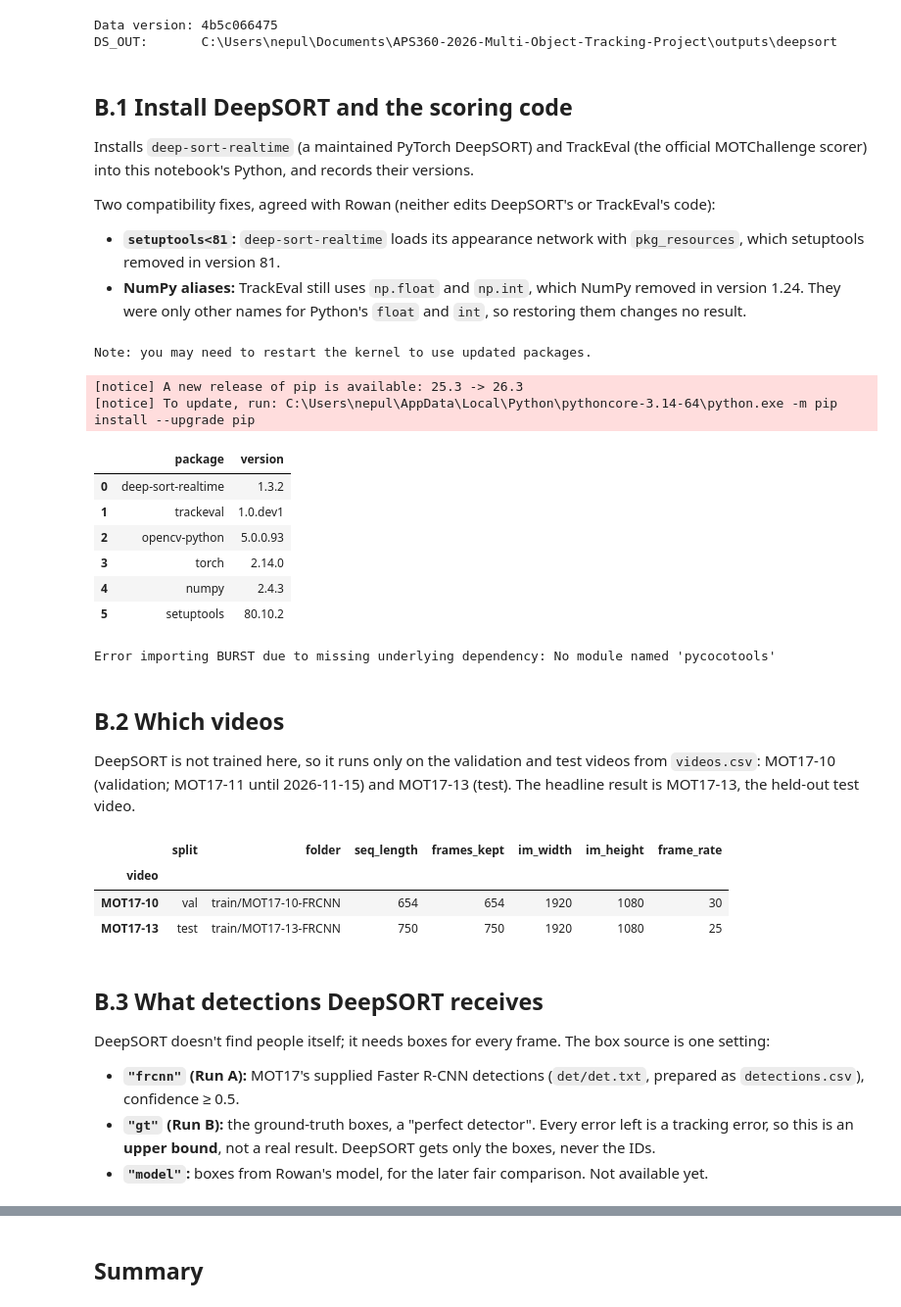
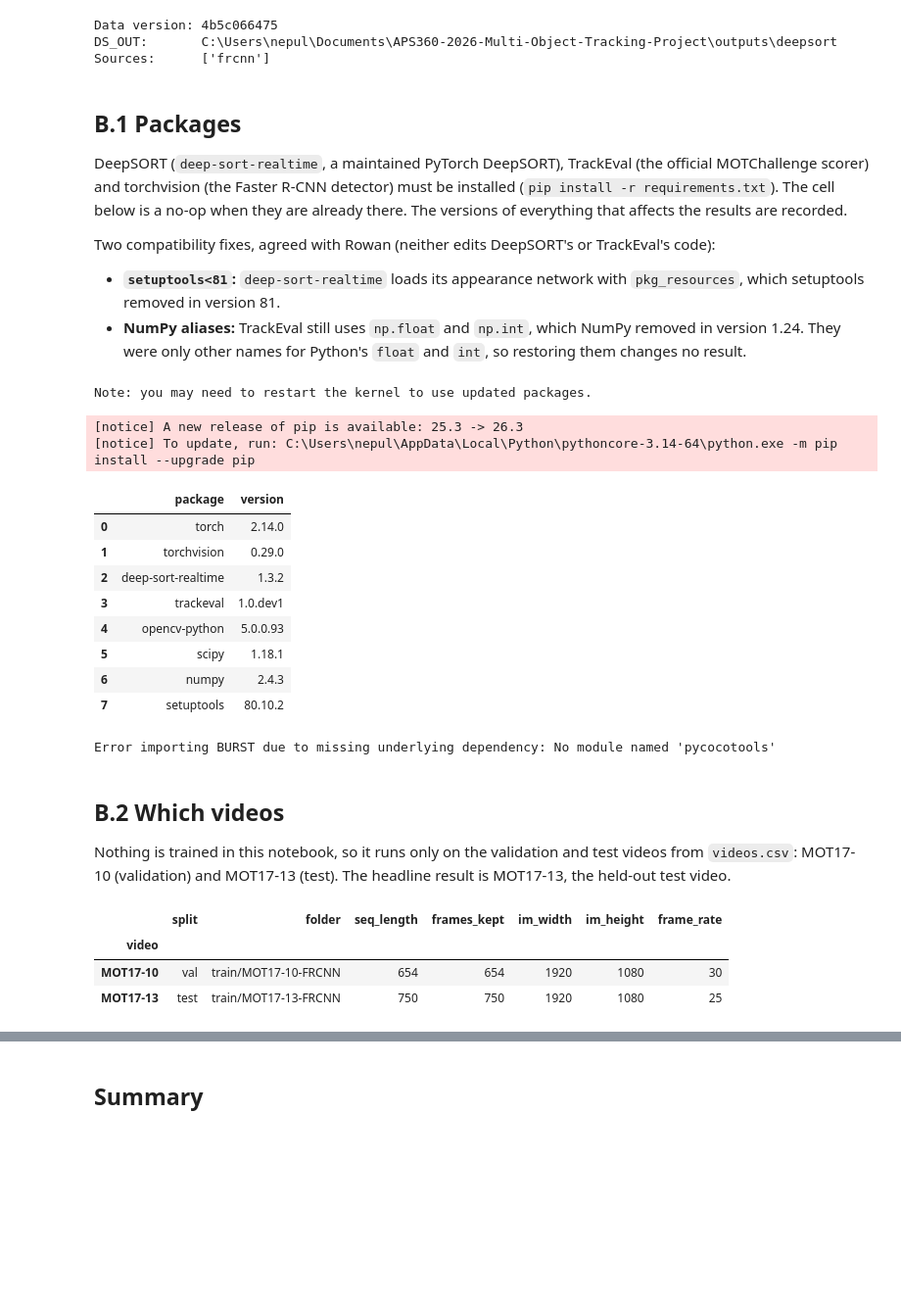
Before and after one commit to Rowan-gne/APS360-2026-Multi-Object-Tracking-Project, a Jupyter notebook: MOT17/MOT17/DeepSORT baseline.ipynb, the cells around one changed output, grey strips where cells are left out. Shown at 98% size. Saved outputs shown, nothing was run; the diff lists cells and outputs as text; code cells hidden in the pictures; blank space fills up the shorter version.

```diff
--- a/MOT17/MOT17/DeepSORT baseline.ipynb
+++ b/MOT17/MOT17/DeepSORT baseline.ipynb
@@ -12,16 +17,22 @@ TrackEval, the official MOTChallenge evaluation code. It is the baseline Rowan's
 # %%
 # ---- Imports ----
 import importlib.metadata            # package version numbers
-import time                          # frames per second
+import json
+import time                          # speed (frames per second)
 import warnings
 
 import numpy as np
 import pandas as pd
 import matplotlib.pyplot as plt
 from PIL import ImageDraw, ImageFont
+from scipy.optimize import linear_sum_assignment    # one-to-one box matching for the detector recall check
 
-# The shared data code written by 'Exploratory data analysis.ipynb'. Every path and every way of reading the
-# data comes from it, so this notebook reads exactly the same input as the model notebook.
+import torch
+import torchvision
+import torchvision.transforms.functional as TF
+from torchvision.models.detection import fasterrcnn_resnet50_fpn, FasterRCNN_ResNet50_FPN_Weights
+
+# The shared data code written by 'Exploratory data analysis.ipynb': paths, frame lists, ground truth, image loading.
 import mot17_data
 from mot17_data import DATA_ROOT, DETECTOR_COPY, read_prepared, open_original, boxes_to_pixels
 
@@ -29,14 +40,21 @@ from mot17_data import DATA_ROOT, DETECTOR_COPY, read_prepared, open_original, b
 DATA_VERSION = mot17_data.data_version()
 
 DS_OUT = mot17_data.PROJECT_ROOT / "outputs" / "deepsort"     # everything this notebook writes goes here
-for folder in [DS_OUT / "trackers", DS_OUT / "eval", DS_OUT / "figures", DS_OUT / "repeat"]:
+DET_CACHE = DS_OUT / "detections"                              # our detector's boxes, one file per video
+for folder in [DS_OUT / "trackers", DS_OUT / "eval", DS_OUT / "figures", DS_OUT / "repeat", DET_CACHE]:
     folder.mkdir(parents=True, exist_ok=True)
 
 # ---- Settings ----
-CONF_THRESHOLD = 0.5         # DECISION B.3: keep supplied detections with confidence >= 0.5
-SOURCES = ["frcnn", "gt"]    # Run A = MOT17's Faster R-CNN detections, Run B = ground-truth boxes ("perfect detector")
+SCORE_THRESHOLD = 0.5        # keep detector boxes with score >= 0.5
+RERUN_DETECTOR = False       # True: ignore the detector cache and run Faster R-CNN again
+RUN_GT_DIAGNOSTIC = False    # True: also track the ground-truth boxes ("perfect detector"). A diagnostic only, never the baseline.
+MAX_HOURS = 3                # stop before the full run if the estimated time is longer than this
 
-# DECISION B.4: the original DeepSORT paper's settings, not tuned.
+# "frcnn" = our own Faster R-CNN (the baseline); "gt" = ground-truth boxes (diagnostic, off by default);
+# "model" = Rowan's model (not available yet).
+SOURCES = ["frcnn"] + (["gt"] if RUN_GT_DIAGNOSTIC else [])
+
+# The original DeepSORT paper's settings, not tuned.
 DEEPSORT_SETTINGS = {
     "max_age": 30,                 # delete a track after 30 frames without a match
     "n_init": 3,                   # confirm a track after 3 consecutive matches
@@ -45,7 +63,9 @@ DEEPSORT_SETTINGS = {
     "max_iou_distance": 0.7,       # largest box-overlap distance (1 - IoU) still allowed for a match
 }
 
-# The validation and test videos (DeepSORT isn't trained, so it only runs on these), from videos.csv.
+# The validation and test videos (nothing is trained here, so only these are run), from videos.csv.
+# Their folders are named "<video>-FRCNN" (DETECTOR_COPY) only because that is where the frames and gt.txt sit;
+# the folders' det.txt files are never opened.
 videos = read_prepared("videos")
 VIDEO_INFO = videos[videos["split"].isin(["val", "test"])].set_index("video")
 
@@ -56,9 +76,11 @@ raw_md5_before = {str(p): mot17_data.file_md5(p) for p in RAW_FILES}
 report = {}     # section heading -> Markdown text, saved as deepsort_report.md
 print("Data version:", DATA_VERSION)
 print("DS_OUT:      ", DS_OUT)
+print("Sources:     ", SOURCES)
 # %% [output]
 Data version: 4b5c066475
 DS_OUT:       C:\Users\nepul\Documents\APS360-2026-Multi-Object-Tracking-Project\outputs\deepsort
+Sources:      ['frcnn']
 # %%
 # ---- Small helper functions ----
 
@@ -79,6 +111,6 @@ def md_table(df, decimals=1):
 # %% [markdown]
-## B.1 Install DeepSORT and the scoring code
-Installs `deep-sort-realtime` (a maintained PyTorch DeepSORT) and TrackEval (the official MOTChallenge scorer) into this notebook's Python, and records their versions.
+## B.1 Packages
+DeepSORT (`deep-sort-realtime`, a maintained PyTorch DeepSORT), TrackEval (the official MOTChallenge scorer) and torchvision (the Faster R-CNN detector) must be installed (`pip install -r requirements.txt`). The cell below is a no-op when they are already there. The versions of everything that affects the results are recorded.
 
 Two compatibility fixes, agreed with Rowan (neither edits DeepSORT's or TrackEval's code):
 * **`setuptools<81`:** `deep-sort-realtime` loads its appearance network with `pkg_resources`, which setuptools removed in version 81.
@@ -92,17 +124,19 @@ Note: you may need to restart the kernel to use updated packages.
 [notice] To update, run: C:\Users\nepul\AppData\Local\Python\pythoncore-3.14-64\python.exe -m pip install --upgrade pip
 # %%
 # Record the version of every package that affects the results.
-packages = ["deep-sort-realtime", "trackeval", "opencv-python", "torch", "numpy", "setuptools"]
+packages = ["torch", "torchvision", "deep-sort-realtime", "trackeval", "opencv-python", "scipy", "numpy", "setuptools"]
 versions = pd.DataFrame({"package": packages, "version": [importlib.metadata.version(p) for p in packages]})
 display(versions)
 # %% [output]
 |  | package | version |
-| 0 | deep-sort-realtime | 1.3.2 |
-| 1 | trackeval | 1.0.dev1 |
-| 2 | opencv-python | 5.0.0.93 |
-| 3 | torch | 2.14.0 |
-| 4 | numpy | 2.4.3 |
-| 5 | setuptools | 80.10.2 |
+| 0 | torch | 2.14.0 |
+| 1 | torchvision | 0.29.0 |
+| 2 | deep-sort-realtime | 1.3.2 |
+| 3 | trackeval | 1.0.dev1 |
+| 4 | opencv-python | 5.0.0.93 |
+| 5 | scipy | 1.18.1 |
+| 6 | numpy | 2.4.3 |
+| 7 | setuptools | 80.10.2 |
 # %%
 # Fix 2: put back the two names TrackEval still uses. np.float was simply Python's float, np.int was int.
 np.float = float
@@ -122,7 +156,7 @@ report["B.1 Packages"] = md_table(versions) + (
 Error importing BURST due to missing underlying dependency: No module named 'pycocotools'
 # %% [markdown]
 ## B.2 Which videos
-DeepSORT is not trained here, so it runs only on the validation and test videos from `videos.csv`: MOT17-10 (validation; MOT17-11 until 2026-11-15) and MOT17-13 (test). The headline result is MOT17-13, the held-out test video.
+Nothing is trained in this notebook, so it runs only on the validation and test videos from `videos.csv`: MOT17-10 (validation) and MOT17-13 (test). The headline result is MOT17-13, the held-out test video.
 # %%
 # The validation and test videos (read in the setup cell from videos.csv), and the frames of each from frames.csv.
 display(VIDEO_INFO[["split", "folder", "seq_length", "frames_kept", "im_width", "im_height", "frame_rate"]])
@@ -133,9 +168,3 @@ FRAMES_OF = {video: frames[frames["video"] == video].sort_values("frame") for vi
 | video |  |  |  |  |  |  |  |
 | MOT17-10 | val | train/MOT17-10-FRCNN | 654 | 654 | 1920 | 1080 | 30 |
 | MOT17-13 | test | train/MOT17-13-FRCNN | 750 | 750 | 1920 | 1080 | 25 |
-# %% [markdown]
-## B.3 What detections DeepSORT receives
-DeepSORT doesn't find people itself; it needs boxes for every frame. The box source is one setting:
-* **`"frcnn"` (Run A):** MOT17's supplied Faster R-CNN detections (`det/det.txt`, prepared as `detections.csv`), confidence ≥ 0.5.
-* **`"gt"` (Run B):** the ground-truth boxes, a "perfect detector". Every error left is a tracking error, so this is an **upper bound**, not a real result. DeepSORT gets only the boxes, never the IDs.
-* **`"model"`:** boxes from Rowan's model, for the later fair comparison. Not available yet.
```
Also changed, not shown: parts of 32 cells of this notebook, 1 other file.
